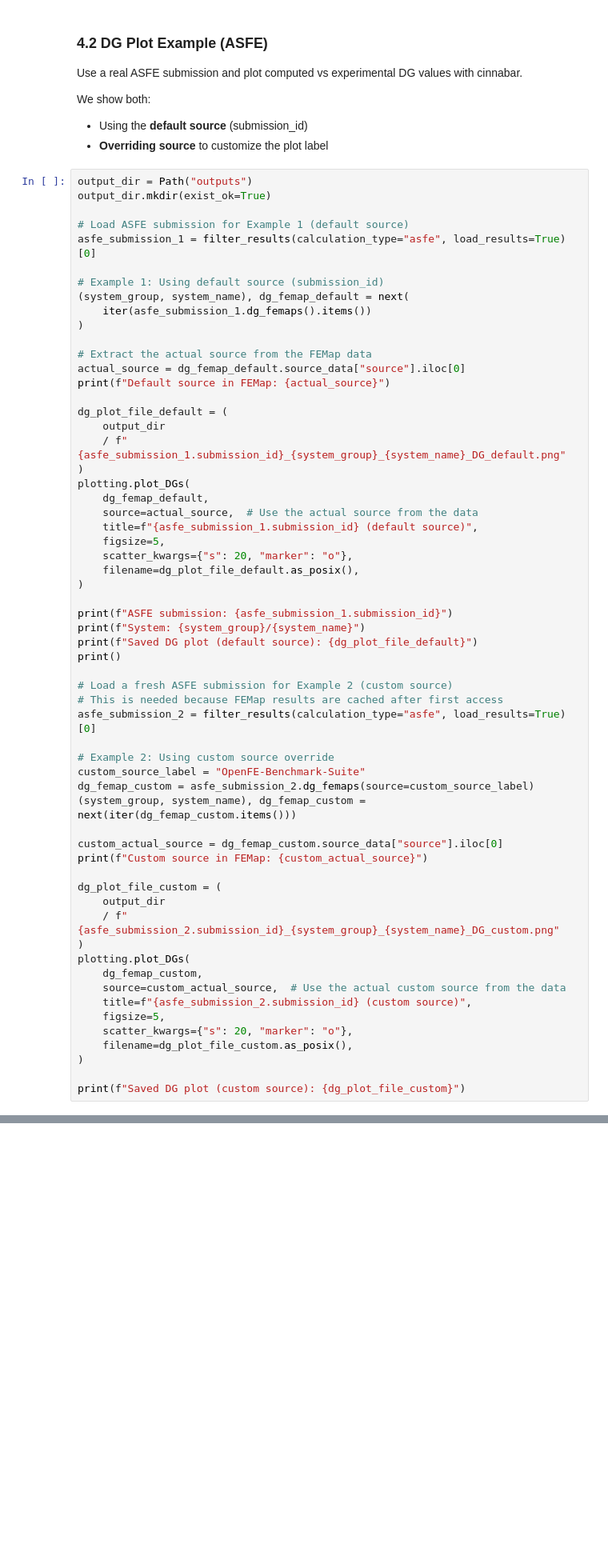
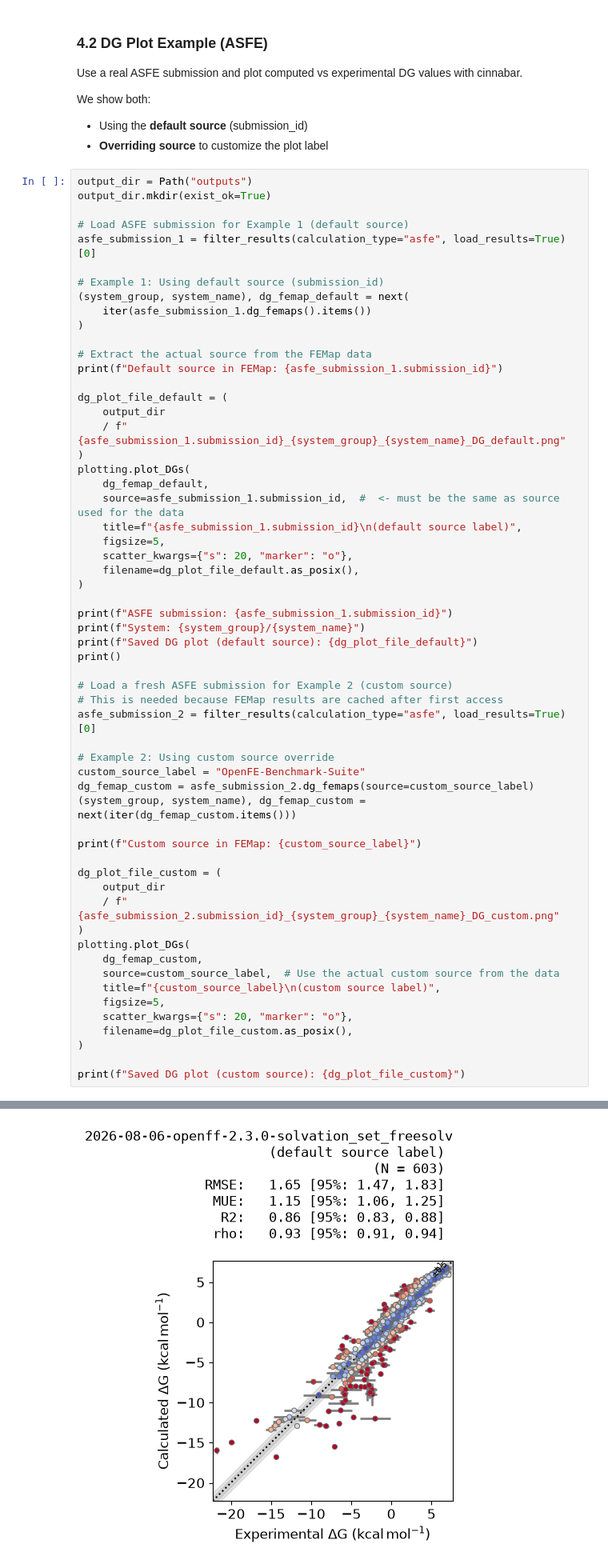
Before and after one commit to OpenFreeEnergy/openfe-benchmarks, a Jupyter notebook: examples/4_benchmark_result_plot.ipynb, the cells around one changed output, grey strips where cells are left out. Shown at 80% size. Cells and saved outputs as stored; diff of their text form; blank space fills up the shorter version.

Commit message:
Update all submission ids to use format YYY-MM-DD, and have CI enforce

```diff
--- a/examples/4_benchmark_result_plot.ipynb
+++ b/examples/4_benchmark_result_plot.ipynb
@@ -188,8 +186,7 @@ asfe_submission_1 = filter_results(calculation_type="asfe", load_results=True)[0
 )
 
 # Extract the actual source from the FEMap data
-actual_source = dg_femap_default.source_data["source"].iloc[0]
-print(f"Default source in FEMap: {actual_source}")
+print(f"Default source in FEMap: {asfe_submission_1.submission_id}")
 
 dg_plot_file_default = (
     output_dir
@@ -197,8 +194,8 @@ dg_plot_file_default = (
 )
 plotting.plot_DGs(
     dg_femap_default,
-    source=actual_source,  # Use the actual source from the data
-    title=f"{asfe_submission_1.submission_id} (default source)",
+    source=asfe_submission_1.submission_id,  #  <- must be the same as source used for the data
+    title=f"{asfe_submission_1.submission_id}\n(default source label)",
     figsize=5,
     scatter_kwargs={"s": 20, "marker": "o"},
     filename=dg_plot_file_default.as_posix(),
@@ -218,8 +215,7 @@ custom_source_label = "OpenFE-Benchmark-Suite"
 dg_femap_custom = asfe_submission_2.dg_femaps(source=custom_source_label)
 (system_group, system_name), dg_femap_custom = next(iter(dg_femap_custom.items()))
 
-custom_actual_source = dg_femap_custom.source_data["source"].iloc[0]
-print(f"Custom source in FEMap: {custom_actual_source}")
+print(f"Custom source in FEMap: {custom_source_label}")
 
 dg_plot_file_custom = (
     output_dir
@@ -227,11 +223,12 @@ dg_plot_file_custom = (
 )
 plotting.plot_DGs(
     dg_femap_custom,
-    source=custom_actual_source,  # Use the actual custom source from the data
-    title=f"{asfe_submission_2.submission_id} (custom source)",
+    source=custom_source_label,  # Use the actual custom source from the data
+    title=f"{custom_source_label}\n(custom source label)",
     figsize=5,
     scatter_kwargs={"s": 20, "marker": "o"},
     filename=dg_plot_file_custom.as_posix(),
 )
 
 print(f"Saved DG plot (custom source): {dg_plot_file_custom}")
+# %% [output]
@@ -237,0 +251 @@ print(f"Saved DG plot (custom source): {dg_plot_file_custom}")
+[figure, added]
```
Also changed, not shown: parts of 8 cells of this notebook, 8 other files.
